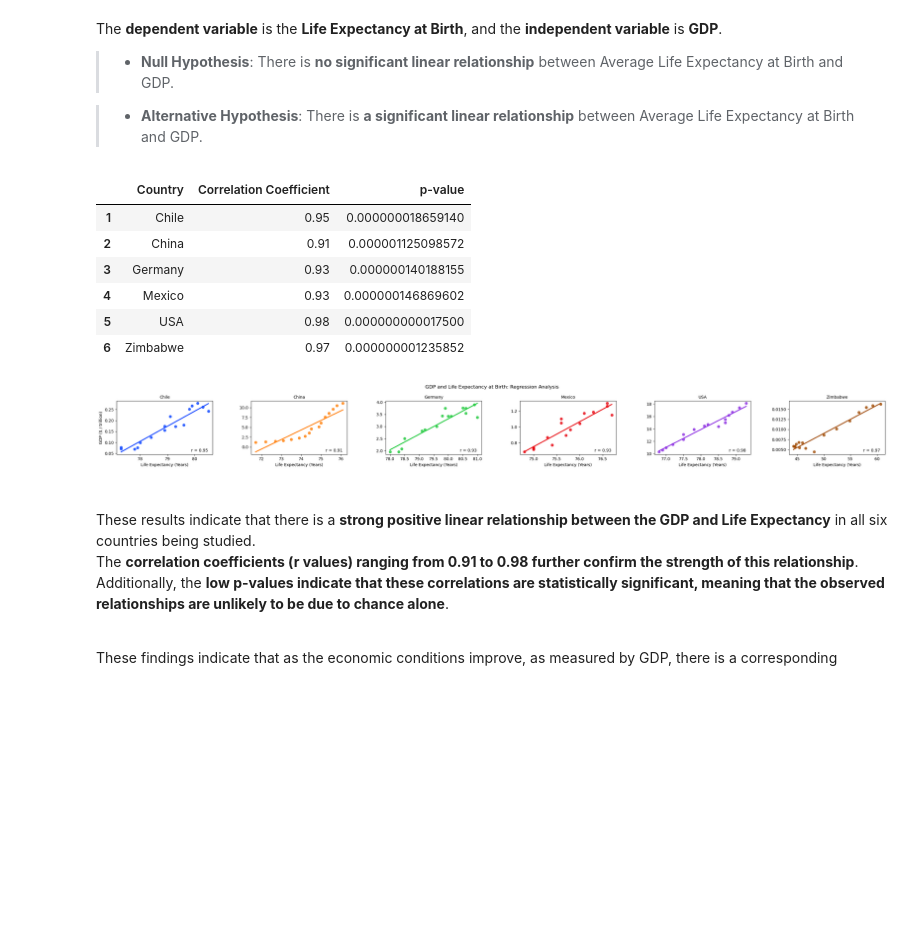
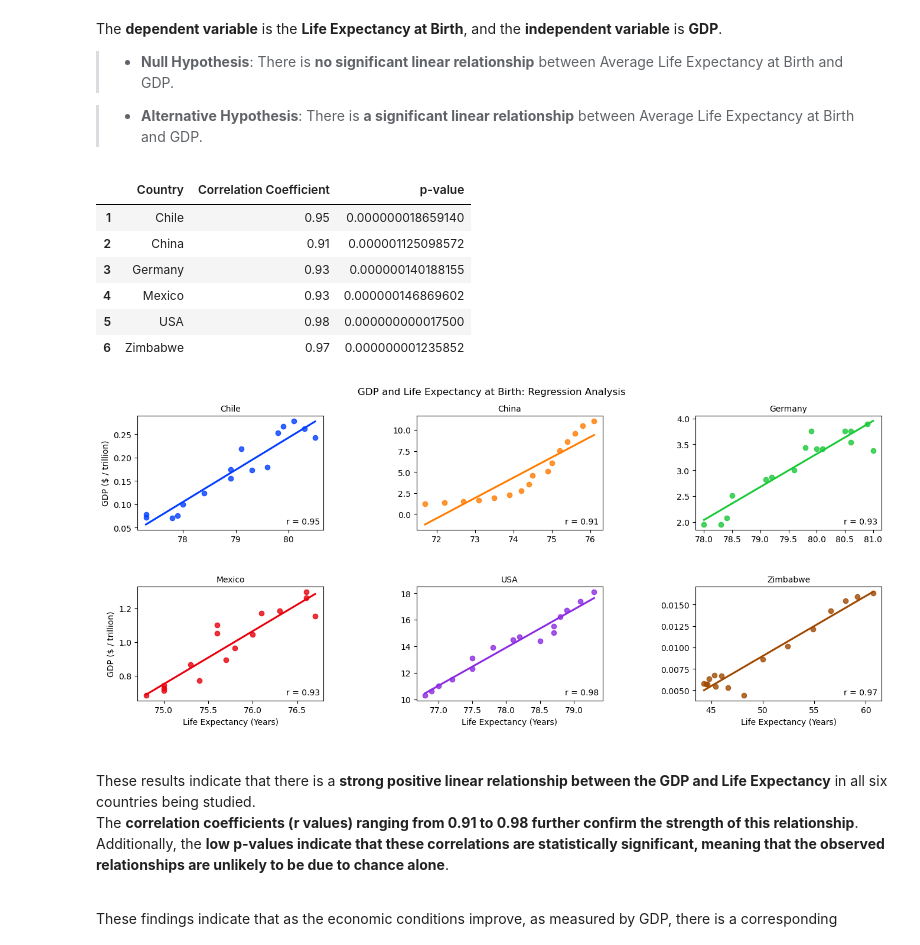
Before and after one commit to Privlak/Life_Expectancy_and_GDP, a Jupyter notebook: life_expectancy_gdp.ipynb, the cells around one changed output. Cells and saved outputs as stored; diff of their text form; code cells hidden in the pictures; blank space fills up the shorter version.

```diff
--- a/life_expectancy_gdp.ipynb
+++ b/life_expectancy_gdp.ipynb
@@ -447,35 +460,35 @@ The **dependent variable** is the **Life Expectancy at Birth**, and the **indepe
 # %%
 correlation_data = {"Country": df.country.unique(), "Correlation Coefficient": [], "p-value": []}
 
 def calculate_correlation(x_values, y_values, **kwargs):
     correlation_coefficient, p_value = pearsonr(x_values, y_values)
     ax = plt.gca()
-    ax.annotate(f"r = {correlation_coefficient:.2f}", xy=(0.95, 0.05), xycoords=ax.transAxes, ha='right', fontsize=10)
+    ax.annotate(f"r = {correlation_coefficient:.2f}", xy=(0.98, 0.05), xycoords=ax.transAxes, ha='right', fontsize=10)
     correlation_data["Correlation Coefficient"].append(round(correlation_coefficient, 2))
     correlation_data["p-value"].append("{:.15f}".format(p_value))
 
-gdp_leaby = sns.FacetGrid(df, col="country", col_wrap=6, hue="country", sharey=False, sharex=False, despine=False, aspect=1.5)
+gdp_leaby = sns.FacetGrid(df, col="country", col_wrap=3, hue="country", sharey=False, sharex=False, despine=False, aspect=1.5)
 gdp_leaby.map(calculate_correlation, "leaby", "gdp")
 gdp_leaby = (gdp_leaby.map_dataframe(sns.regplot, "leaby", "gdp", marker="o", ci=None).set_axis_labels("Life Expectancy (Years)", "GDP ($ / trillion)"))
 
 gdp_leaby.set_titles(col_template="{col_name}")
 gdp_leaby.fig.suptitle("GDP and Life Expectancy at Birth: Regression Analysis")
-plt.subplots_adjust(top=0.8, wspace=0.4)
+plt.subplots_adjust(top=0.9, hspace=0.5, wspace=0.5)
 
 correlation_data_df = pd.DataFrame(correlation_data)
 correlation_data_df.index += 1
 display(correlation_data_df)
 
 plt.show()
 # %% [output]
 |  | Country | Correlation Coefficient | p-value |
 | 1 | Chile | 0.95 | 0.000000018659140 |
 | 2 | China | 0.91 | 0.000001125098572 |
 | 3 | Germany | 0.93 | 0.000000140188155 |
 | 4 | Mexico | 0.93 | 0.000000146869602 |
 | 5 | USA | 0.98 | 0.000000000017500 |
 | 6 | Zimbabwe | 0.97 | 0.000000001235852 |
-[figure, old version]
+[figure, new version]
 # %% [markdown]
 
 <br>
```
Also changed, not shown: parts of 4 cells of this notebook.
